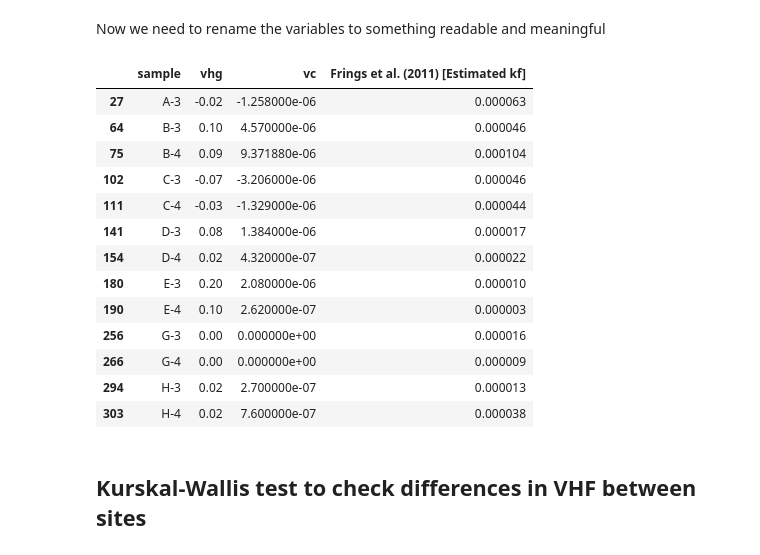
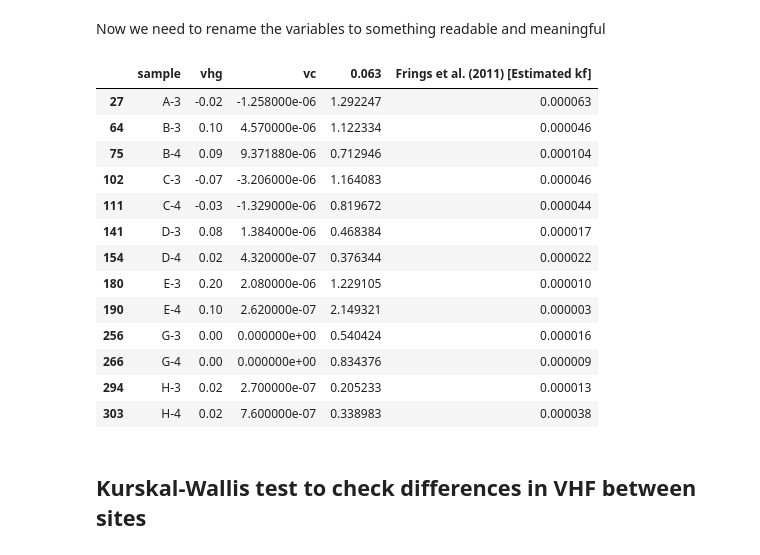
Before and after one commit to beatriznegreiros/signatures-hyporheic-connectivity, a Jupyter notebook: non-parametric-stats/analyses_positions34.ipynb, the cells around one changed output. Drawn from its saved outputs; the diff is of its cells as text; code cells hidden in the pictures.

```diff
--- a/non-parametric-stats/analyses_positions34.ipynb
+++ b/non-parametric-stats/analyses_positions34.ipynb
@@ -122,22 +130,22 @@ mapper = {'depth_sat_zone_ido': '$h_z$',
              'vc_abs': '$|VHF|$'}
 df = df.dropna(subset=variables)
 # %%
-df[['sample', 'vhg', 'vc', col_eq]].drop_duplicates()
+df[['sample', 'vhg', 'vc', '0.063', col_eq]].drop_duplicates()
 # %% [output]
-|  | sample | vhg | vc | Frings et al. (2011) [Estimated kf] |
-| 27 | A-3 | -0.02 | -1.258000e-06 | 0.000063 |
-| 64 | B-3 | 0.10 | 4.570000e-06 | 0.000046 |
-| 75 | B-4 | 0.09 | 9.371880e-06 | 0.000104 |
-| 102 | C-3 | -0.07 | -3.206000e-06 | 0.000046 |
-| 111 | C-4 | -0.03 | -1.329000e-06 | 0.000044 |
-| 141 | D-3 | 0.08 | 1.384000e-06 | 0.000017 |
-| 154 | D-4 | 0.02 | 4.320000e-07 | 0.000022 |
-| 180 | E-3 | 0.20 | 2.080000e-06 | 0.000010 |
-| 190 | E-4 | 0.10 | 2.620000e-07 | 0.000003 |
-| 256 | G-3 | 0.00 | 0.000000e+00 | 0.000016 |
-| 266 | G-4 | 0.00 | 0.000000e+00 | 0.000009 |
-| 294 | H-3 | 0.02 | 2.700000e-07 | 0.000013 |
-| 303 | H-4 | 0.02 | 7.600000e-07 | 0.000038 |
+|  | sample | vhg | vc | 0.063 | Frings et al. (2011) [Estimated kf] |
+| 27 | A-3 | -0.02 | -1.258000e-06 | 1.292247 | 0.000063 |
+| 64 | B-3 | 0.10 | 4.570000e-06 | 1.122334 | 0.000046 |
+| 75 | B-4 | 0.09 | 9.371880e-06 | 0.712946 | 0.000104 |
+| 102 | C-3 | -0.07 | -3.206000e-06 | 1.164083 | 0.000046 |
+| 111 | C-4 | -0.03 | -1.329000e-06 | 0.819672 | 0.000044 |
+| 141 | D-3 | 0.08 | 1.384000e-06 | 0.468384 | 0.000017 |
+| 154 | D-4 | 0.02 | 4.320000e-07 | 0.376344 | 0.000022 |
+| 180 | E-3 | 0.20 | 2.080000e-06 | 1.229105 | 0.000010 |
+| 190 | E-4 | 0.10 | 2.620000e-07 | 2.149321 | 0.000003 |
+| 256 | G-3 | 0.00 | 0.000000e+00 | 0.540424 | 0.000016 |
+| 266 | G-4 | 0.00 | 0.000000e+00 | 0.834376 | 0.000009 |
+| 294 | H-3 | 0.02 | 2.700000e-07 | 0.205233 | 0.000013 |
+| 303 | H-4 | 0.02 | 7.600000e-07 | 0.338983 | 0.000038 |
 # %%
 # Calculate correlation matrix
 df_renamed = df[variables].rename(columns=mapper)
```
Also changed, not shown: parts of 2 cells of this notebook, 27 other files.
